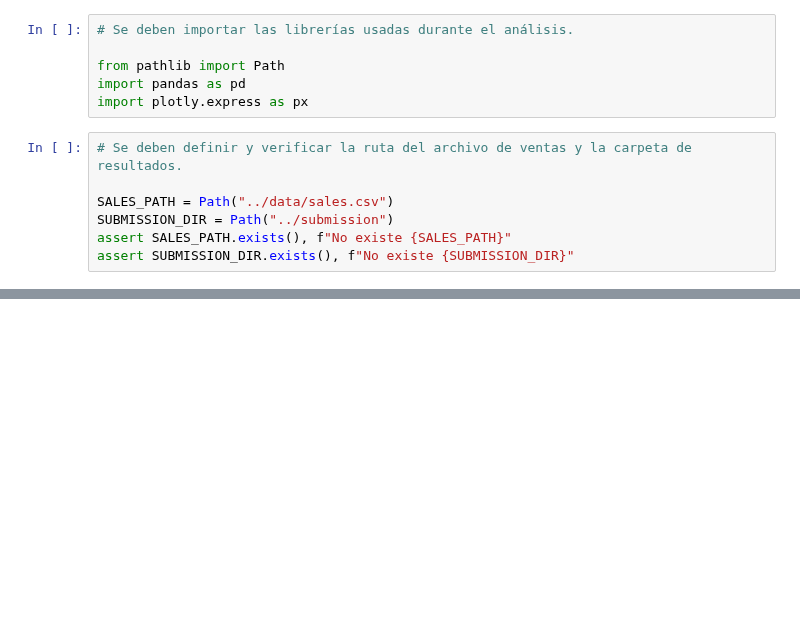
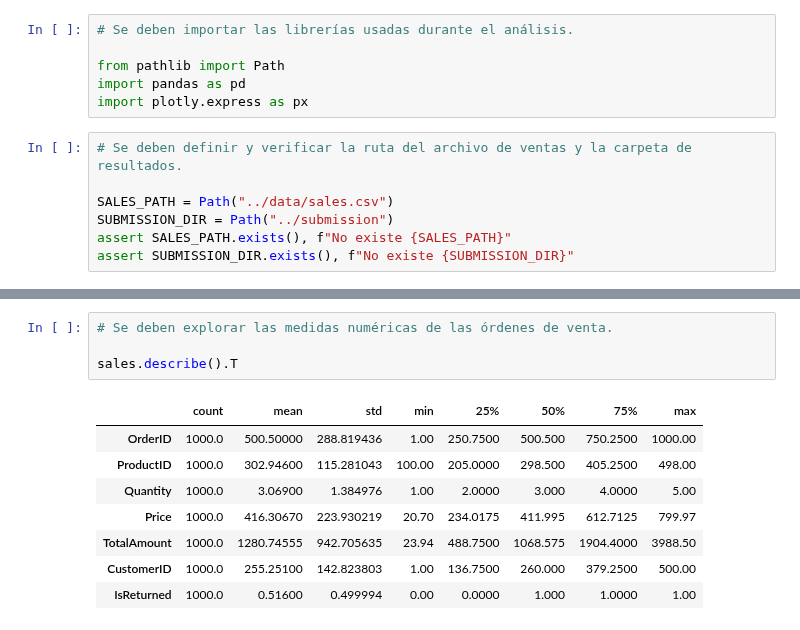
Before and after one commit to 2026-2-descriptiva/std-maria-valentina-buitrago-aristizabal, a Jupyter notebook: PRE_10_retail_sales/notebooks/notebook.ipynb, the cells around one changed output, grey strips where cells are left out. Cells and saved outputs as stored; diff of their text form; blank space fills up the shorter version.

```diff
--- a/PRE_10_retail_sales/notebooks/notebook.ipynb
+++ b/PRE_10_retail_sales/notebooks/notebook.ipynb
@@ -43,3 +43,16 @@ memory usage: 93.9+ KB
 | 2 | 3 | 217 | Fashion | Product_217 | 5 | 205.01 | 1025.05 | 2022-07-24 07:00:57 | 271 | ... |
 | 3 | 4 | 292 | Electronics | Product_292 | 4 | 163.13 | 652.52 | 2022-01-09 09:49:05 | 414 | ... |
 | 4 | 5 | 423 | Fashion | Product_423 | 3 | 608.73 | 1826.19 | 2022-05-19 09:38:52 | 368 | ... |
+# %%
+# Se deben explorar las medidas numéricas de las órdenes de venta.
+
+sales.describe().T
+# %% [output]
+|  | count | mean | std | min | 25% | 50% | 75% | max |
+| OrderID | 1000.0 | 500.50000 | 288.819436 | 1.00 | 250.7500 | 500.500 | 750.2500 | 1000.00 |
+| ProductID | 1000.0 | 302.94600 | 115.281043 | 100.00 | 205.0000 | 298.500 | 405.2500 | 498.00 |
+| Quantity | 1000.0 | 3.06900 | 1.384976 | 1.00 | 2.0000 | 3.000 | 4.0000 | 5.00 |
+| Price | 1000.0 | 416.30670 | 223.930219 | 20.70 | 234.0175 | 411.995 | 612.7125 | 799.97 |
+| TotalAmount | 1000.0 | 1280.74555 | 942.705635 | 23.94 | 488.7500 | 1068.575 | 1904.4000 | 3988.50 |
+| CustomerID | 1000.0 | 255.25100 | 142.823803 | 1.00 | 136.7500 | 260.000 | 379.2500 | 500.00 |
+| IsReturned | 1000.0 | 0.51600 | 0.499994 | 0.00 | 0.0000 | 1.000 | 1.0000 | 1.00 |
```
Also changed, not shown: parts of 13 cells of this notebook, 9 other files.
